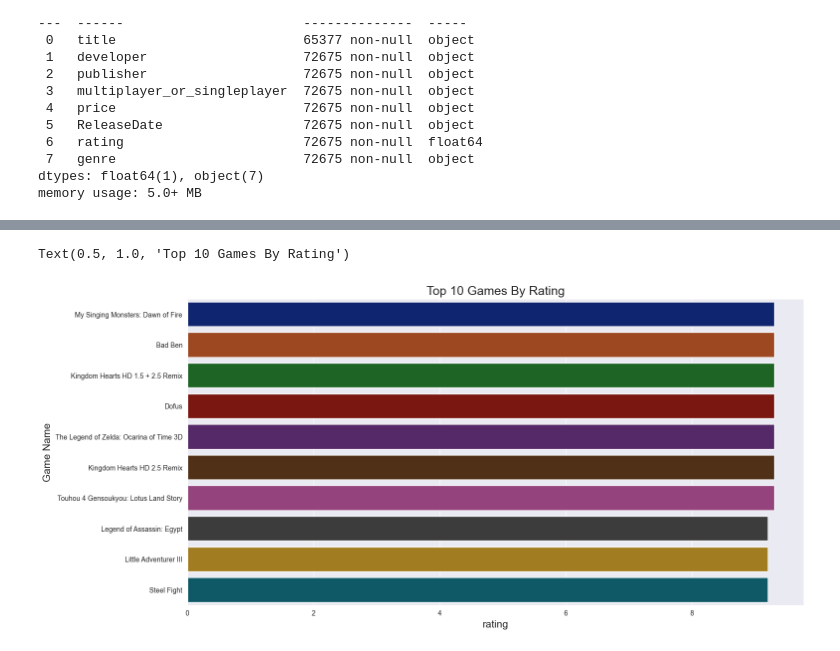
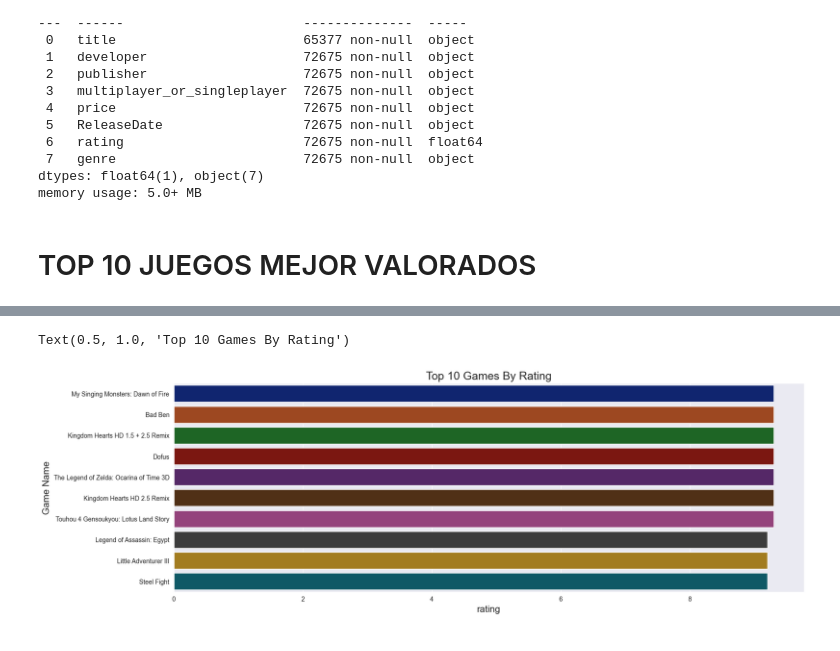
Before and after one commit to JacoboFdez/PROJECTO, a Jupyter notebook: notebook/Visualización .ipynb, the cells around one changed output, grey strips where cells are left out. Cells and saved outputs as stored; diff of their text form; code cells hidden in the pictures.

```diff
--- a/notebook/Visualización .ipynb
+++ b/notebook/Visualización .ipynb
@@ -122,6 +117,8 @@ df_LAST
 72675 rows × 8 columns
 # %%
 df_LAST['rating'] = pd.to_numeric(df_LAST['rating'],errors = 'coerce')
+# %%
+df_LAST['price'] = pd.to_numeric(df_LAST['price'],errors = 'coerce')
 # %%
 df_LAST.info()
 # %% [output]
@@ -145,3 +142,5 @@ df_LAST.to_csv('LAST.csv', header=True, index=False)
+# %% [markdown]
+# TOP 10 JUEGOS MEJOR VALORADOS
 # %%
 TOP10RATED = df_LAST.sort_values(by='rating',ascending=False).head(10)
 TOP10RATED
@@ -159,11 +158,11 @@ TOP10RATED
 | 50040 | Steel Fight | Valve | Valve | Multi-player | 42 | Nov 1 2000 | 9.2 | Action |
 # %%
 sns.set_style("darkgrid")
-plt.figure(figsize=(16,8))
+plt.figure(figsize=(18,6))
 sns.barplot(x='rating',y='title',data=TOP10RATED,palette='dark')
 plt.ylabel('Game Name',fontsize=15)
 plt.xlabel('rating',fontsize=15)
 plt.title('Top 10 Games By Rating',fontsize=18)
 # %% [output]
 Text(0.5, 1.0, 'Top 10 Games By Rating')
-[figure, old version]
+[figure, new version]
```
Also changed, not shown: parts of 35 cells of this notebook, 6 other files.
